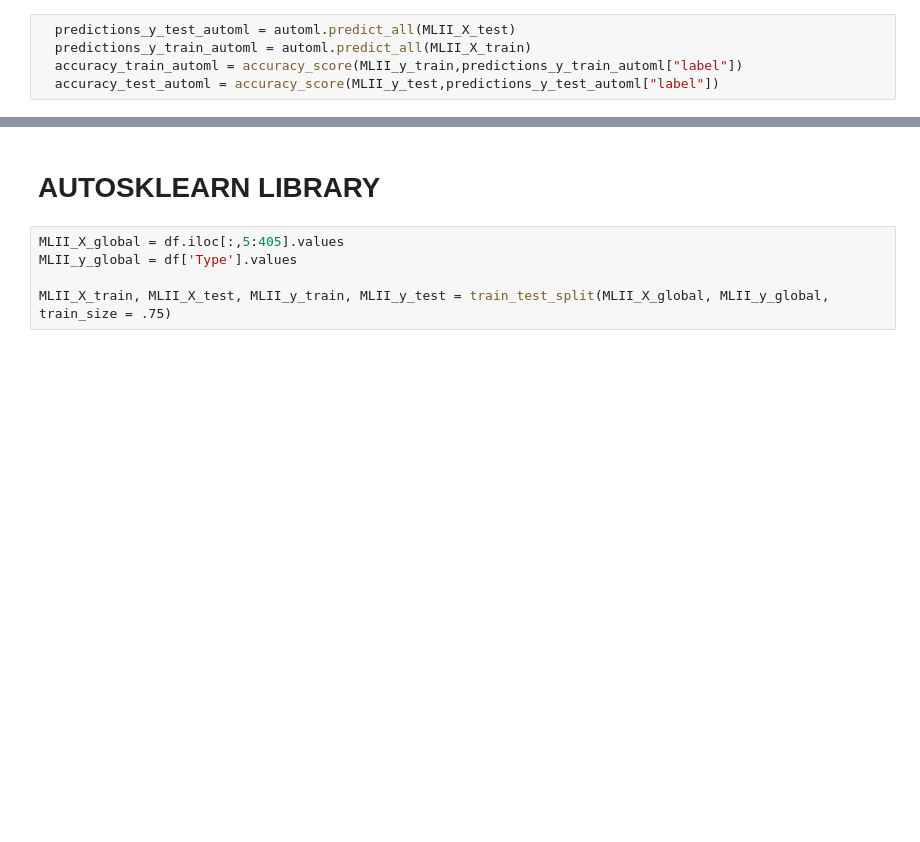
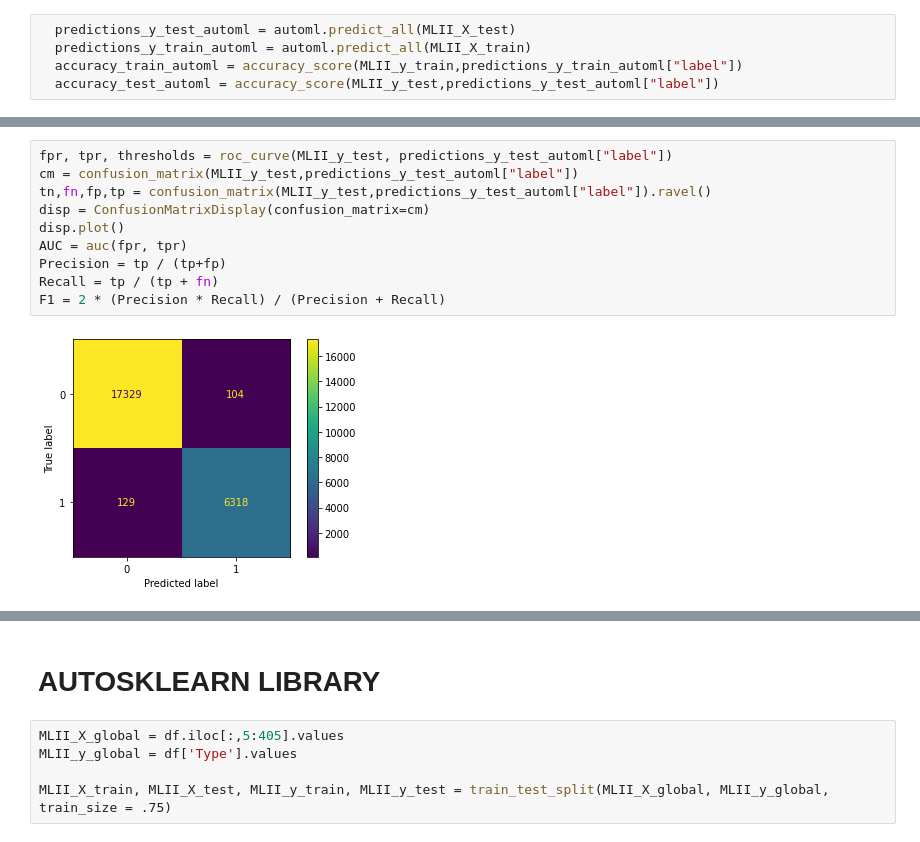
Before and after one commit to tudi72/ECG_classification_AutoML, a Jupyter notebook: 27_septembrie_ecg_demo.ipynb, the cells around one changed output, grey strips where cells are left out. Saved outputs shown, nothing was run; the diff lists cells and outputs as text; blank space fills up the shorter version.

```diff
--- a/27_septembrie_ecg_demo.ipynb
+++ b/27_septembrie_ecg_demo.ipynb
@@ -129,0 +125,12 @@ train accuracy  0.997682826393445  test accuracy  0.9978643216080402
+# %%
+fpr, tpr, thresholds = roc_curve(MLII_y_test, predictions_y_test_automl["label"])
+cm = confusion_matrix(MLII_y_test,predictions_y_test_automl["label"])
+tn,fn,fp,tp = confusion_matrix(MLII_y_test,predictions_y_test_automl["label"]).ravel()
+disp = ConfusionMatrixDisplay(confusion_matrix=cm)
+disp.plot()
+AUC = auc(fpr, tpr)
+Precision = tp / (tp+fp)
+Recall = tp / (tp + fn)
+F1 = 2 * (Precision * Recall) / (Precision + Recall)
+# %% [output]
+[figure, added]
```
Also changed, not shown: parts of 12 cells of this notebook.
